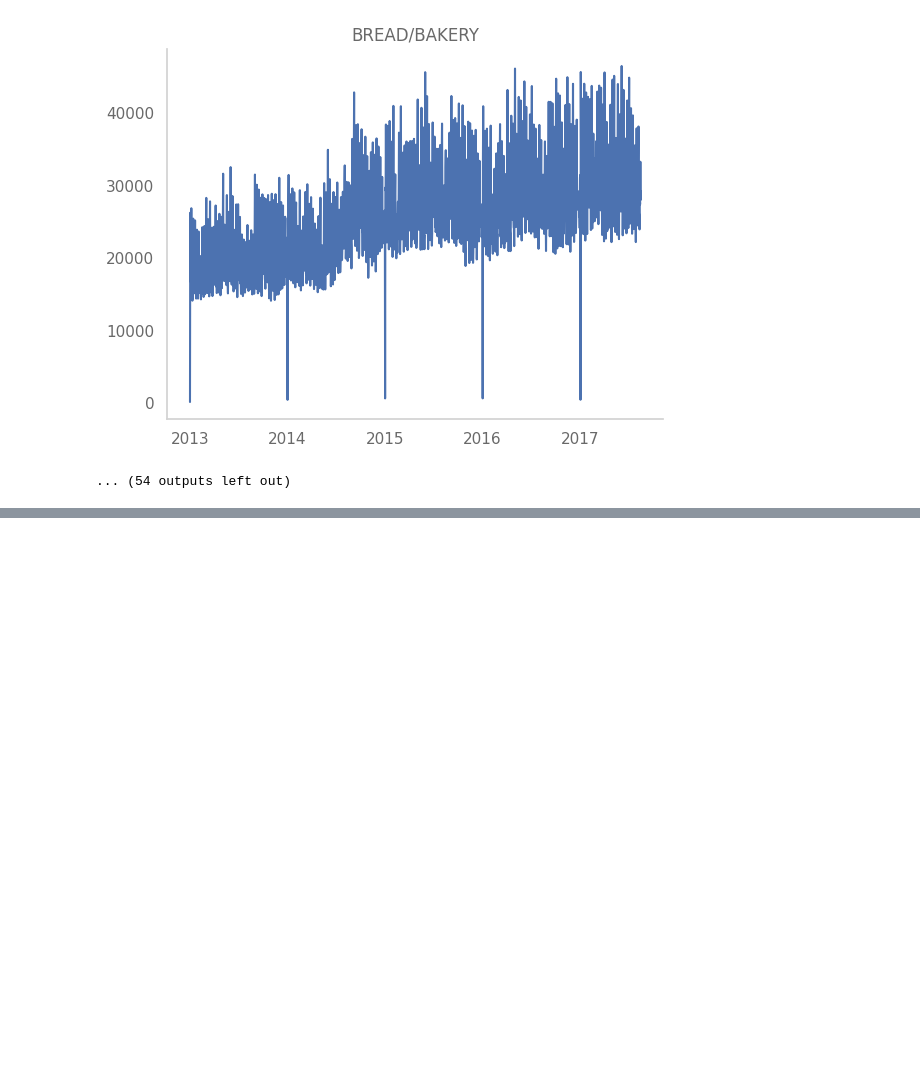
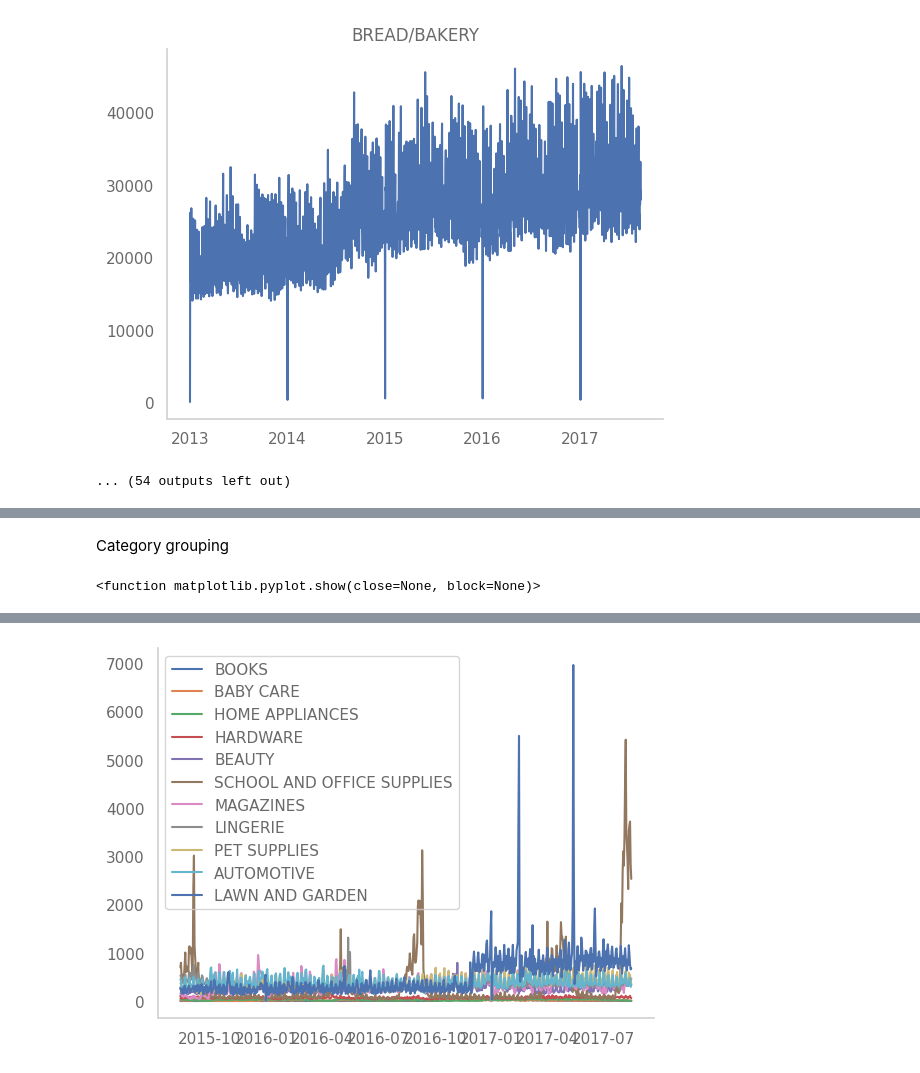
Before and after one commit to sandhrabijoy/Store-Item-Demand-Forecasting, a Jupyter notebook: SalesForecasting.ipynb, the cells around one changed output, grey strips where cells are left out. Drawn from its saved outputs; the diff is of its cells as text; code cells hidden in the pictures; blank space fills up the shorter version.

Commit message:
categorising the data to low, mid , high

```diff
--- a/SalesForecasting.ipynb
+++ b/SalesForecasting.ipynb
@@ -228,3 +228,5 @@ WARNING:matplotlib.font_manager:findfont: Font family 'Arial' not found.
 WARNING:matplotlib.font_manager:findfont: Font family 'Arial' not found.
 [figure]
 ... (54 outputs left out)
+# %%
+total_sales_df=total_sales_df[total_sales_df.index>='2015-08-15']
@@ -230,0 +254,15 @@ WARNING:matplotlib.font_manager:findfont: Font family 'Arial' not found.
+# %% [markdown]
+Category grouping
+# %%
+avg_daily_sales = total_sales_df.apply(np.mean,axis=0).sort_values()
+low, mid= np.percentile(total_sales_df.apply(np.mean, axis=0).sort_values(),[33,66])
+# %%
+low_vol_columns=list(avg_daily_sales[avg_daily_sales<=low].index)
+mid_vol_columns=avg_daily_sales[(avg_daily_sales>low)&(avg_daily_sales<=mid)].index
+high_vol_columns=avg_daily_sales[avg_daily_sales>=mid].index
+# %%
+plt.plot(total_sales_df[low_vol_columns])
+plt.legend(low_vol_columns,loc='best')
+plt.show()
+# %% [output]
+<function matplotlib.pyplot.show(close=None, block=None)>
@@ -230,0 +286 @@ WARNING:matplotlib.font_manager:findfont: Font family 'Arial' not found.
+[figure, added]
```
Also changed, not shown: parts of 3 cells of this notebook.
